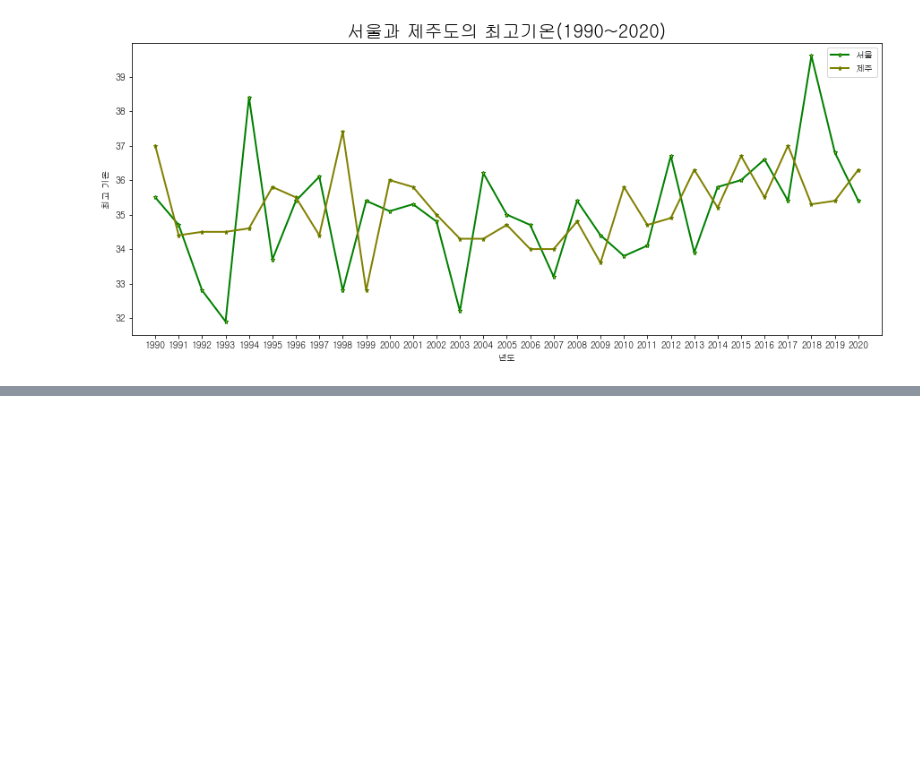
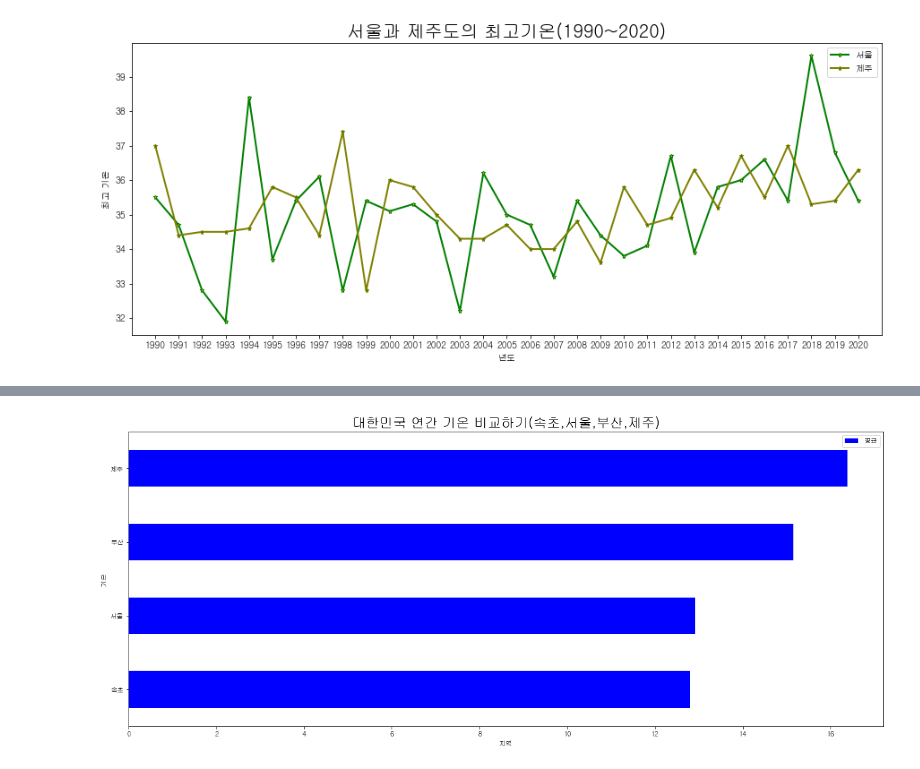
Before and after one commit to Dev-james1112/AI_Python, a Jupyter notebook: w4/w4_matplotlib_class.ipynb, the cells around one changed output, grey strips where cells are left out. Cells and saved outputs as stored; diff of their text form; code cells hidden in the pictures; blank space fills up the shorter version.

```diff
--- a/w4/w4_matplotlib_class.ipynb
+++ b/w4/w4_matplotlib_class.ipynb
@@ -114,0 +134,13 @@ ax.set_xlim(-1,31)
+# %%
+# 각 항목별 평균
+df_avg = df.mean()
+
+# 가로 막대 그래프 그리기
+df_avg.plot(kind='barh', figsize=(20,8), color='blue', label='평균')
+plt.title('대한민국 연간 기온 비교하기(속초,서울,부산,제주)', size=20)
+plt.xlabel('지역', size=10)
+plt.ylabel('기온', size=10)
+plt.legend(loc='best', fontsize=10)
+plt.show()
+# %% [output]
+[figure, added]
```
Also changed, not shown: parts of 5 cells of this notebook, 2 other files.
